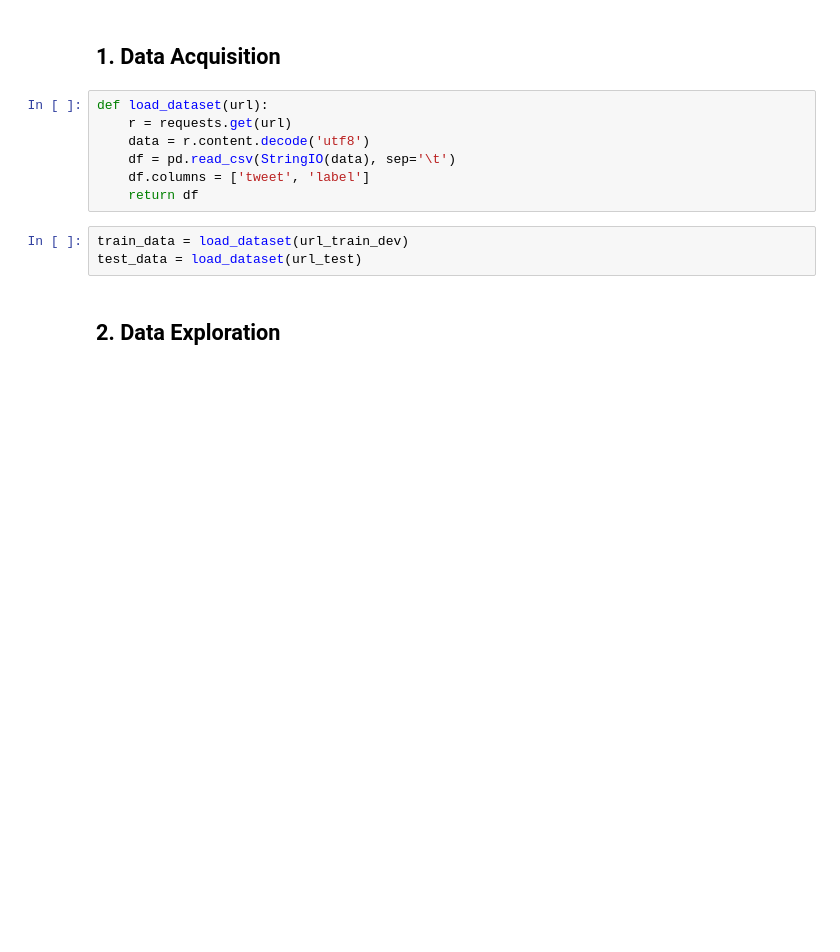
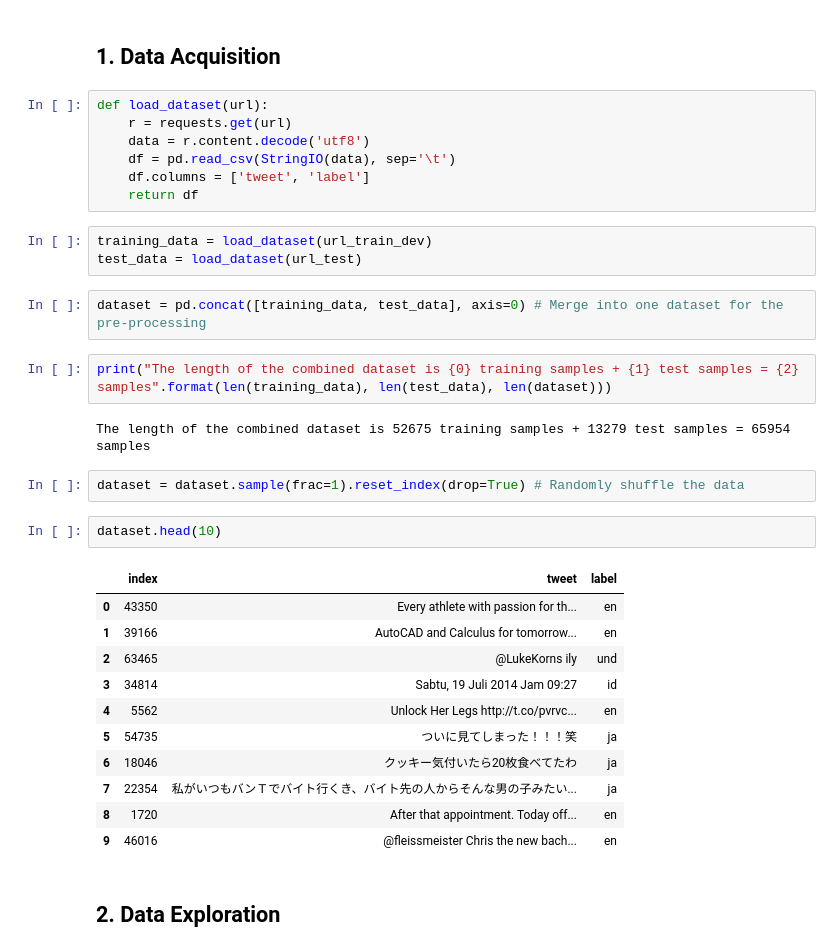
Before and after one commit to jan-kreischer/UZH_ML4NLP, a Jupyter notebook: Project-01/index_jan.ipynb, the cells around one changed output. Drawn from its saved outputs; the diff is of its cells as text; blank space fills up the shorter version.

```diff
--- a/Project-01/index_jan.ipynb
+++ b/Project-01/index_jan.ipynb
@@ -41,8 +63,30 @@ def load_dataset(url):
     df.columns = ['tweet', 'label']
     return df
 # %%
-train_data = load_dataset(url_train_dev)
+training_data = load_dataset(url_train_dev)
 test_data = load_dataset(url_test)
+# %%
+dataset = pd.concat([training_data, test_data], axis=0) # Merge into one dataset for the pre-processing
+# %%
+print("The length of the combined dataset is {0} training samples + {1} test samples = {2} samples".format(len(training_data), len(test_data), len(dataset)))
+# %% [output]
+The length of the combined dataset is 52675 training samples + 13279 test samples = 65954 samples
+# %%
+dataset = dataset.sample(frac=1).reset_index(drop=True) # Randomly shuffle the data
+# %%
+dataset.head(10)
+# %% [output]
+|  | index | tweet | label |
+| 0 | 43350 | Every athlete with passion for th... | en |
+| 1 | 39166 | AutoCAD and Calculus for tomorrow... | en |
+| 2 | 63465 | @LukeKorns ily | und |
+| 3 | 34814 | Sabtu, 19 Juli 2014 Jam 09:27 | id |
+| 4 | 5562 | Unlock Her Legs http://t.co/pvrvc... | en |
+| 5 | 54735 | ついに見てしまった！！！笑 | ja |
+| 6 | 18046 | クッキー気付いたら20枚食べてたわ | ja |
+| 7 | 22354 | 私がいつもバンＴでバイト行くき、バイト先の人からそんな男の子みたい... | ja |
+| 8 | 1720 | After that appointment. Today off... | en |
+| 9 | 46016 | @fleissmeister Chris the new bach... | en |
 # %% [markdown]
 ## 2. Data Exploration
 # %%
```
Also changed, not shown: parts of 22 cells of this notebook.
